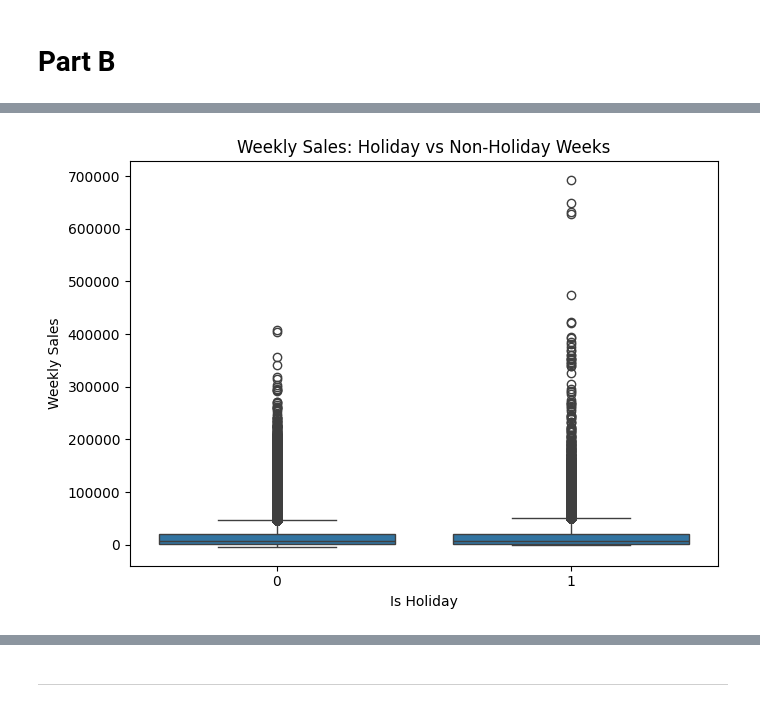
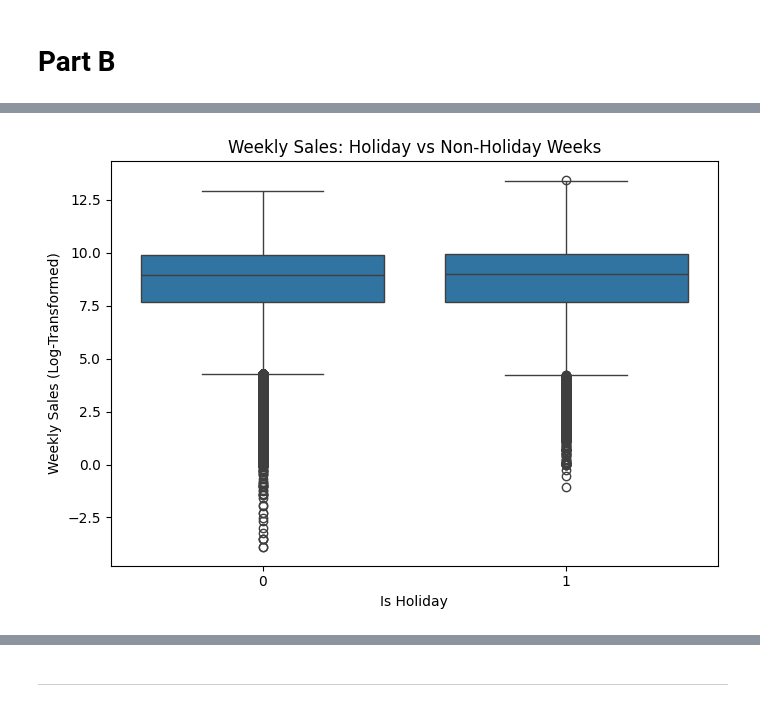
Before and after one commit to ka-kwok/hackathon1-retail-sales-data-analysis, a Jupyter notebook: jupyter_notebooks/data_visualization.ipynb, the cells around one changed output, grey strips where cells are left out. Cells and saved outputs as stored; diff of their text form; code cells hidden in the pictures.

Commit message:
added Seaborn visualization

```diff
--- a/jupyter_notebooks/data_visualization.ipynb
+++ b/jupyter_notebooks/data_visualization.ipynb
@@ -155,11 +171,12 @@ plt.show()
 # %%
-# 2.Boxplot: Weekly Sales during Holidays vs Non-Holidays
+# 5.Boxplot: Weekly Sales during Holidays vs Non-Holidays with Log-Transformation
+df['Weekly_Sales_log'] = np.log1p(df['Weekly_Sales']) # Log-transforming Weekly_Sales to reduce skewness and improve visualization
 plt.figure(figsize=(7,5))
-sns.boxplot(x='IsHoliday', y='Weekly_Sales', data=df)
+sns.boxplot(x='IsHoliday', y='Weekly_Sales_log', data=df)
 plt.title('Weekly Sales: Holiday vs Non-Holiday Weeks')
 plt.xlabel('Is Holiday')
-plt.ylabel('Weekly Sales')
+plt.ylabel('Weekly Sales (Log-Transformed)')
 plt.tight_layout()
 plt.show()
 # %% [output]
-[figure, old version]
+[figure, new version]
```
Also changed, not shown: parts of 18 cells of this notebook.
